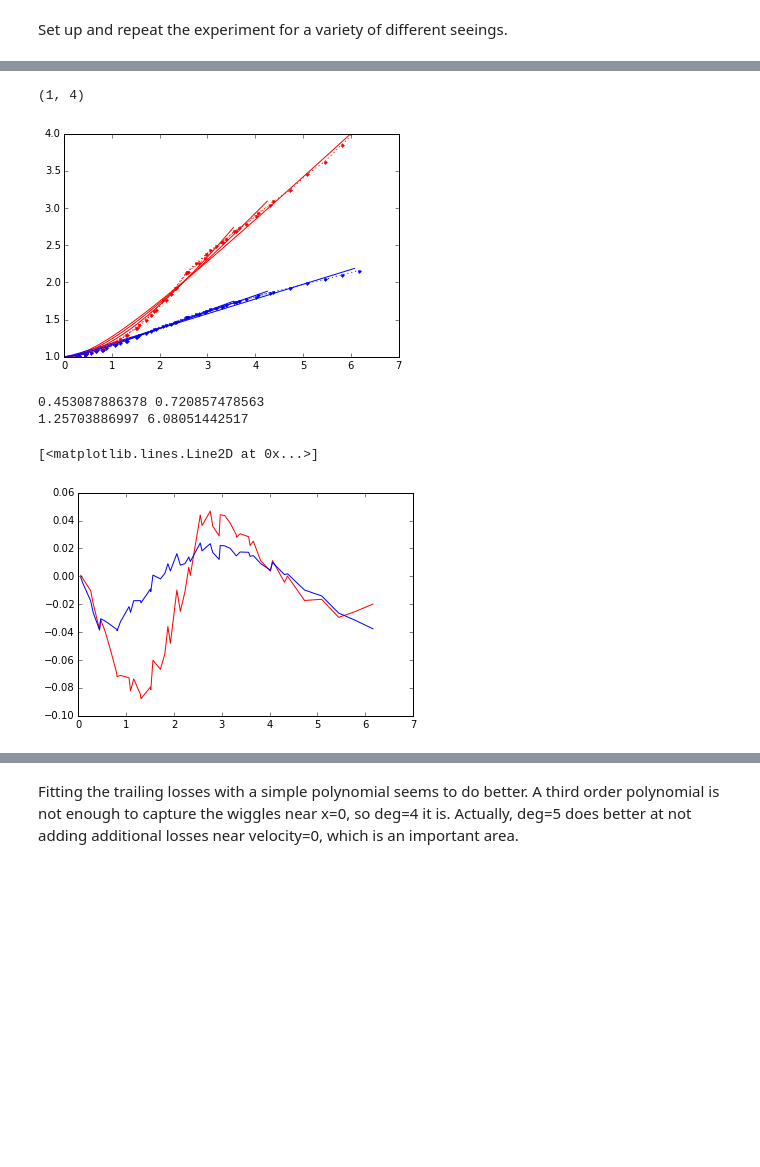
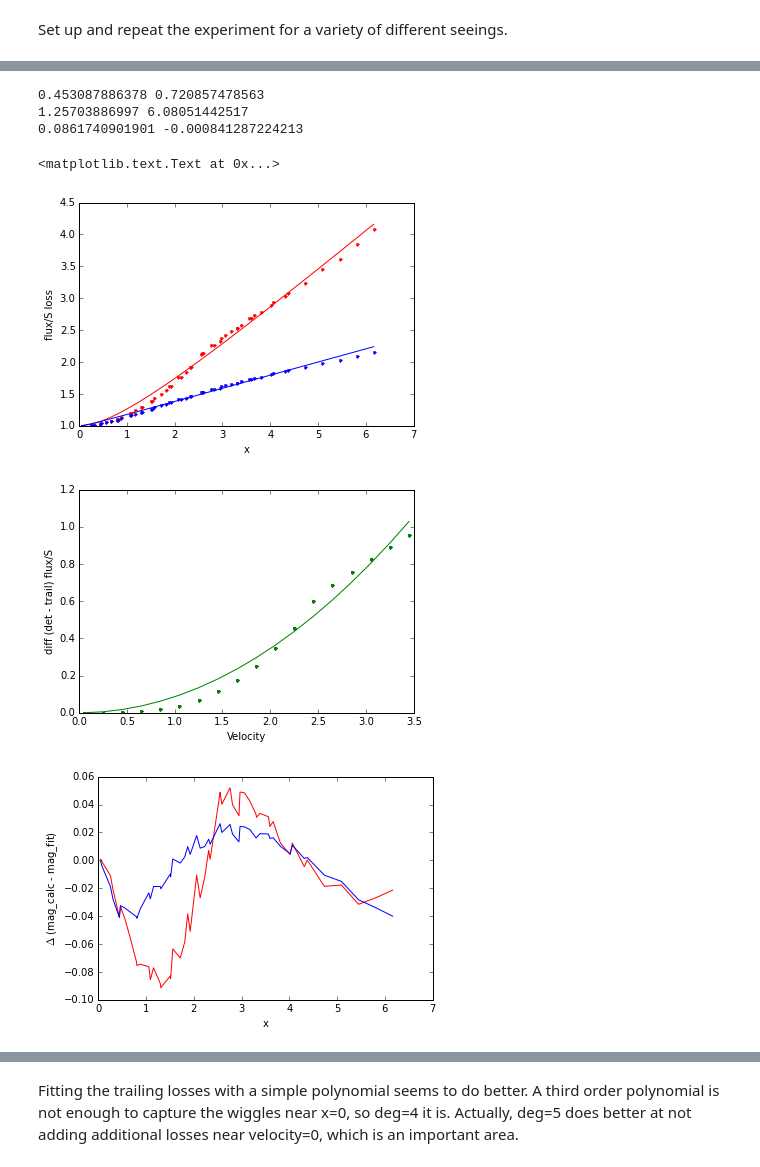
Before and after one commit to rhiannonlynne/MafSSO, a Jupyter notebook: Trailing Losses.ipynb, the cells around one changed output, grey strips where cells are left out. Drawn from its saved outputs; the diff is of its cells as text; code cells hidden in the pictures; blank space fills up the shorter version.

Commit message:
Added difference between trail/det losses

```diff
--- a/Trailing Losses.ipynb
+++ b/Trailing Losses.ipynb
@@ -575,3 +590,7 @@ def fitfunc(x, c1, c2):
     # x = velocities * t / seeing (/24.0)
     func = 1. + c1*x**2 / (1. + c2 *x)
     return func
+
+def fitfunc2(x, c1, c2):
+    func = c1*x**2 / (1.+c2*x)
+    return func
@@ -606,51 +597,81 @@ seeing 1.0
-# %%
-# This gives reasonable results for these curves ..
-v = np.arange(0, 3.5, 0.1)
-for s in det_loss:
-    x = vToX(v, tExp, s)
-    dl = fitfunc(x, am[s], bm[s])
-    tl = fitfunc(x, at[s], bt[s])
-    plt.plot(x, dl, 'r-')
-    plt.plot(x, tl, 'b-')
-    x = vToX(velocities, tExp, s)
-    plt.plot(x, det_loss[s], 'r:', marker='.')
-    plt.plot(x, trail_loss[s], 'b:', marker='.')
-plt.ylim(1, 4)
-# %% [output]
-(1, 4)
-[figure, removed]
 # %%
-# But let's try fitting all values together ..
+# combine the data so that we can fit it all at once.
 xall = []
 detall = []
 trailall = []
+vall = []
+diffall = []
 for s in det_loss:
     x = vToX(velocities, tExp, s)
     xall.append(x)
+    vall.append(velocities)
     detall.append(det_loss[s])
     trailall.append(trail_loss[s])
+    diffall.append(diff_loss[s])
 xall = np.array(xall).flatten()
+vall = np.array(vall).flatten()
 detall = np.array(detall).flatten()
 trailall = np.array(trailall).flatten()
+diffall = np.array(diffall).flatten()
 xarg = np.argsort(xall)
 detall = detall[xarg]
 trailall = trailall[xarg]
 xall = xall[xarg]
+varg = np.argsort(vall)
+diffall = diffall[varg]
+vall = vall[varg]
 popt, pcov = curve_fit(fitfunc, xall, detall)
 am = popt[0]
 bm = popt[1]
 popt, pcov = curve_fit(fitfunc, xall, trailall)
 at = popt[0]
 bt = popt[1]
+popt, pcov = curve_fit(fitfunc2, vall, diffall)
+ad = popt[0]
+bd = popt[1]
 print am, bm
 print at, bt
+print ad, bd
+
 # Residuals?
 dl = fitfunc(xall, am, bm)
 tl = fitfunc(xall, at, bt)
-plt.plot(xall, (detall - dl)/detall, 'r-')
-plt.plot(xall, (trailall - tl)/trailall, 'b-')
+dd = fitfunc2(vall, ad, bd)
+
+
+# Plot data
+plt.plot(xall, dl, 'r-')
+plt.plot(xall, tl, 'b-')
+plt.plot(xall, detall, 'r.')
+plt.plot(xall, trailall, 'b.')
+plt.xlabel('x')
+plt.ylabel('flux/S loss')
+
+plt.figure()
+plt.plot(vall, dd, 'g-')
+plt.plot(vall, diffall, 'g.')
+plt.xlabel('Velocity')
+plt.ylabel('diff (det - trail) flux/S')
+
+# plot diffs.
+plt.figure()
+diff_dl = 2.5*np.log10(detall / dl)
+diff_tl = 2.5*np.log10(trailall / tl)
+diff_dd = 2.5*np.log10(diffall / dd)
+plt.plot(xall, diff_dl, 'r-')
+plt.plot(xall, diff_tl, 'b-')
+plt.xlabel('x')
+plt.ylabel('$\Delta$ (mag_calc - mag_fit)')
+
+plt.figure()
+plt.plot(vall, diff_dd, 'g-')
+plt.xlabel('v')
+plt.ylabel('$\Delta$ (mag_calc - mag_fit)')
 # %% [output]
 0.453087886378 0.720857478563
 1.25703886997 6.08051442517
+0.0861740901901 -0.000841287224213
-[<matplotlib.lines.Line2D at 0x...>]
+<matplotlib.text.Text at 0x...>
-[figure, old version]
+[figure, new version]
+[figure, added]
+[figure, added]
```
Also changed, not shown: parts of 15 cells of this notebook.
